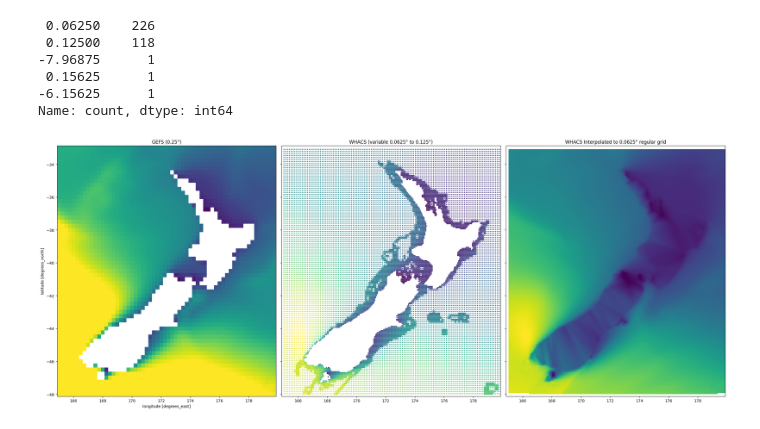
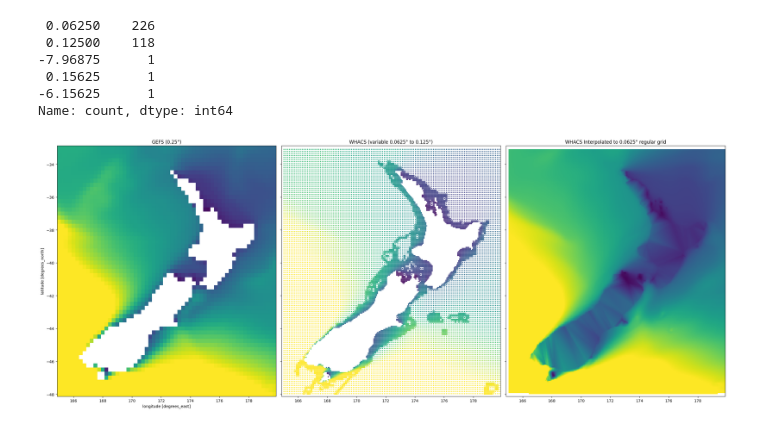
Before and after one commit to UoA-eResearch/physicsnemo, a Jupyter notebook: wave_model_comparison.ipynb, the cells around one changed output. Cells and saved outputs as stored; diff of their text form; code cells hidden in the pictures.

```diff
--- a/wave_model_comparison.ipynb
+++ b/wave_model_comparison.ipynb
@@ -60,28 +60,29 @@ Name: count, dtype: int64
 # %%
 fig, [ax1, ax2, ax3] = plt.subplots(nrows=1, ncols=3, figsize=(25, 10), sharex=True, sharey=True)
 GEFS.swh.plot(ax=ax1, vmin=0, vmax=3,add_colorbar=False)
-ax2.scatter(WHACS.longitude, WHACS.latitude, c=WHACS.hs, cmap='viridis', s=3)
+ax2.scatter(WHACS.longitude, WHACS.latitude, c=WHACS.hs, cmap='viridis', s=3, vmin=0, vmax=3)
 grid_x, grid_y = np.meshgrid(
     np.arange(float(WHACS.longitude.min()), float(WHACS.longitude.max()), 0.06250),
     np.arange(float(WHACS.latitude.min()), float(WHACS.latitude.max()),   0.06250)
 )
 grid_z_linear = griddata(
     points=(WHACS.longitude, WHACS.latitude),
     values=WHACS.hs,
     xi=(grid_x, grid_y),
     method='linear'
 )
 ax3.imshow(
     grid_z_linear,
     extent=(float(WHACS.longitude.min()), float(WHACS.longitude.max()), float(WHACS.latitude.min()), float(WHACS.latitude.max())),
     origin='lower',
     cmap='viridis',
-    aspect='auto'
+    aspect='auto',
+    vmin=0, vmax=3
 )
 ax1.title.set_text("GEFS (0.25°)")
 ax2.title.set_text("WHACS (variable 0.0625° to 0.125°)")
 ax3.title.set_text("WHACS Interpolated to 0.0625° regular grid")
 plt.tight_layout()
 plt.show()
 # %% [output]
-[figure, old version]
+[figure, new version]
```
